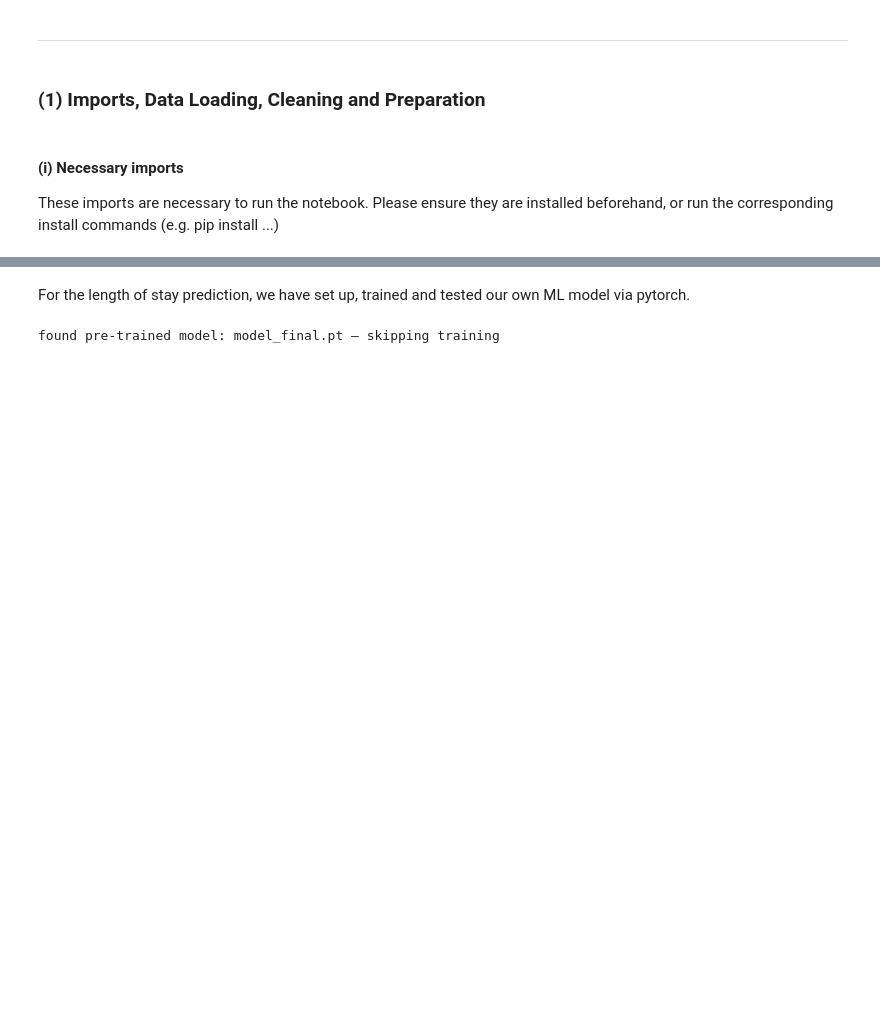
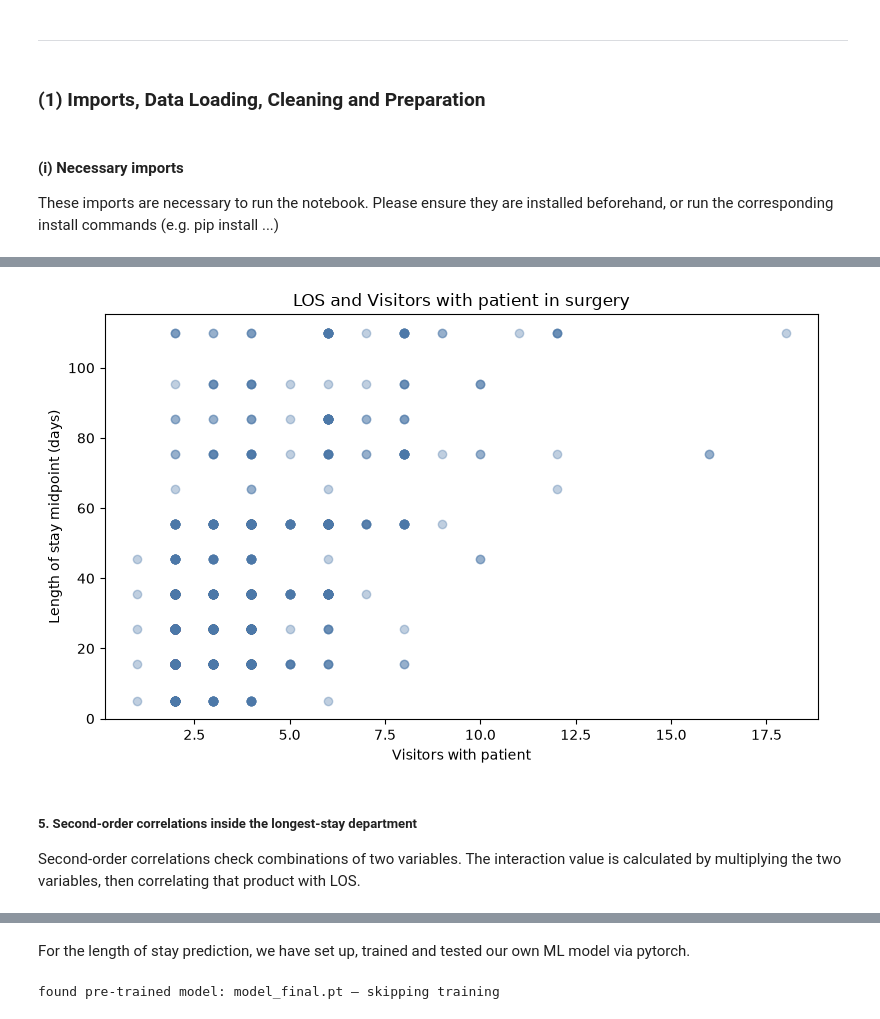
Before and after one commit to JNAUS23/programming_TUM, a Jupyter notebook: joined.ipynb, the cells around one changed output, grey strips where cells are left out. Drawn from its saved outputs; the diff is of its cells as text; code cells hidden in the pictures; blank space fills up the shorter version.

```diff
--- a/joined.ipynb
+++ b/joined.ipynb
@@ -94,0 +398,32 @@ def reset_case_id(file_path: str) -> None:
+# %%
+def show_strongest_direct_scatter(rows: list[dict[str, Any]], direct_correlations: list[dict[str, Any]]) -> None:
+    """Draw a scatterplot for the feature with the strongest direct LOS correlation."""
+    try:
+        import matplotlib.pyplot as plt
+    except ImportError:
+        print("This visualisation needs matplotlib. Please run it in a notebook environment with matplotlib installed.")
+        return
+
+    strongest_feature = direct_correlations[0]["feature"]
+    strongest_label = direct_correlations[0]["label"]
+    department_rows = [row for row in rows if row["Department"] == longest_los_department]
+
+    x_values = [row[strongest_feature] for row in department_rows if row[strongest_feature] is not None]
+    y_values = [row["stay_days"] for row in department_rows if row[strongest_feature] is not None]
+
+    _, axis = plt.subplots(figsize=(8, 5))
+    axis.scatter(x_values, y_values, alpha=0.35, color="#4c78a8")
+    axis.set_title(f"LOS and {strongest_label} in {longest_los_department}")
+    axis.set_xlabel(strongest_label)
+    axis.set_ylabel("Length of stay midpoint (days)")
+
+    plt.tight_layout()
+    plt.show()
+
+show_strongest_direct_scatter(rows, direct_correlations)
+# %% [output]
+[figure, added]
+# %% [markdown]
+##### **5. Second-order correlations inside the longest-stay department**
+
+Second-order correlations check combinations of two variables. The interaction value is calculated by multiplying the two variables, then correlating that product with LOS.
```
Also changed, not shown: parts of 30 cells of this notebook, 1 other file.
